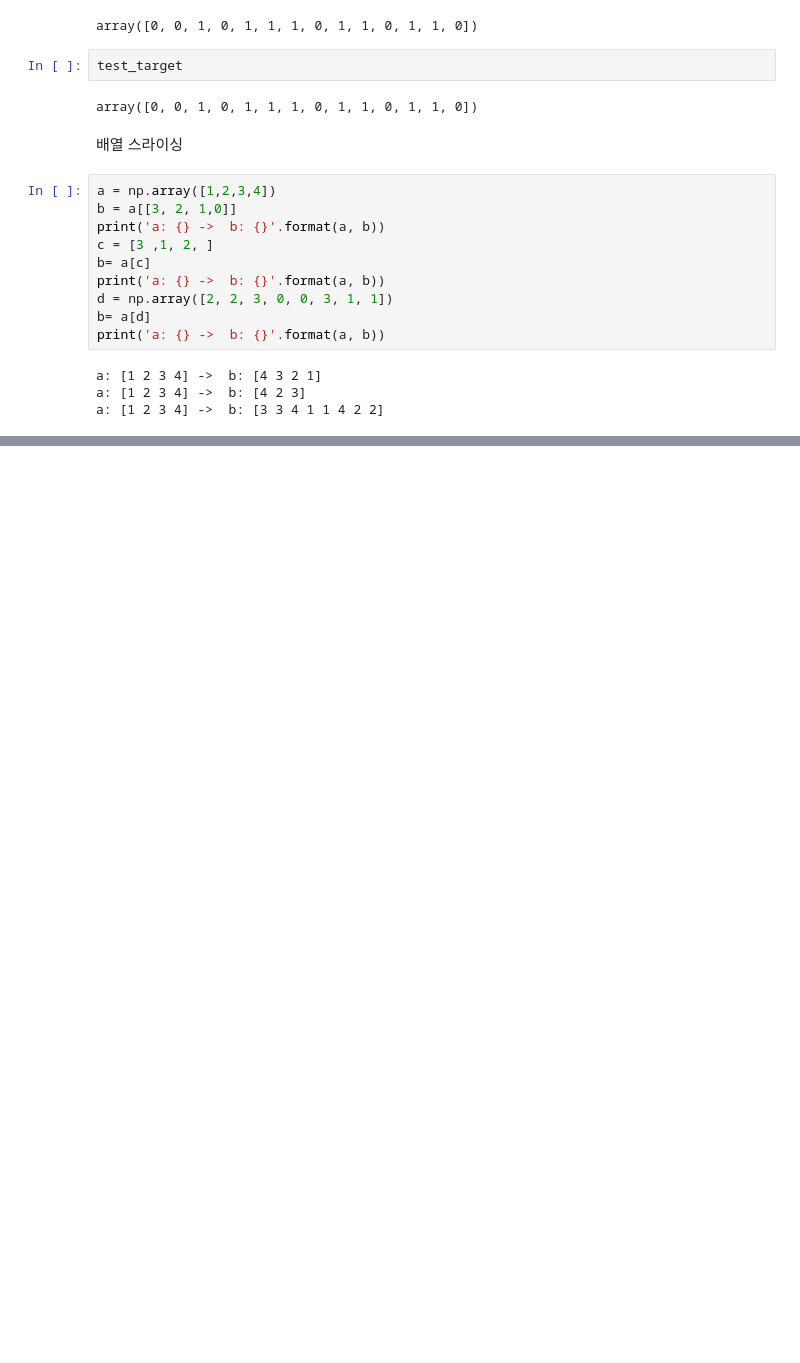
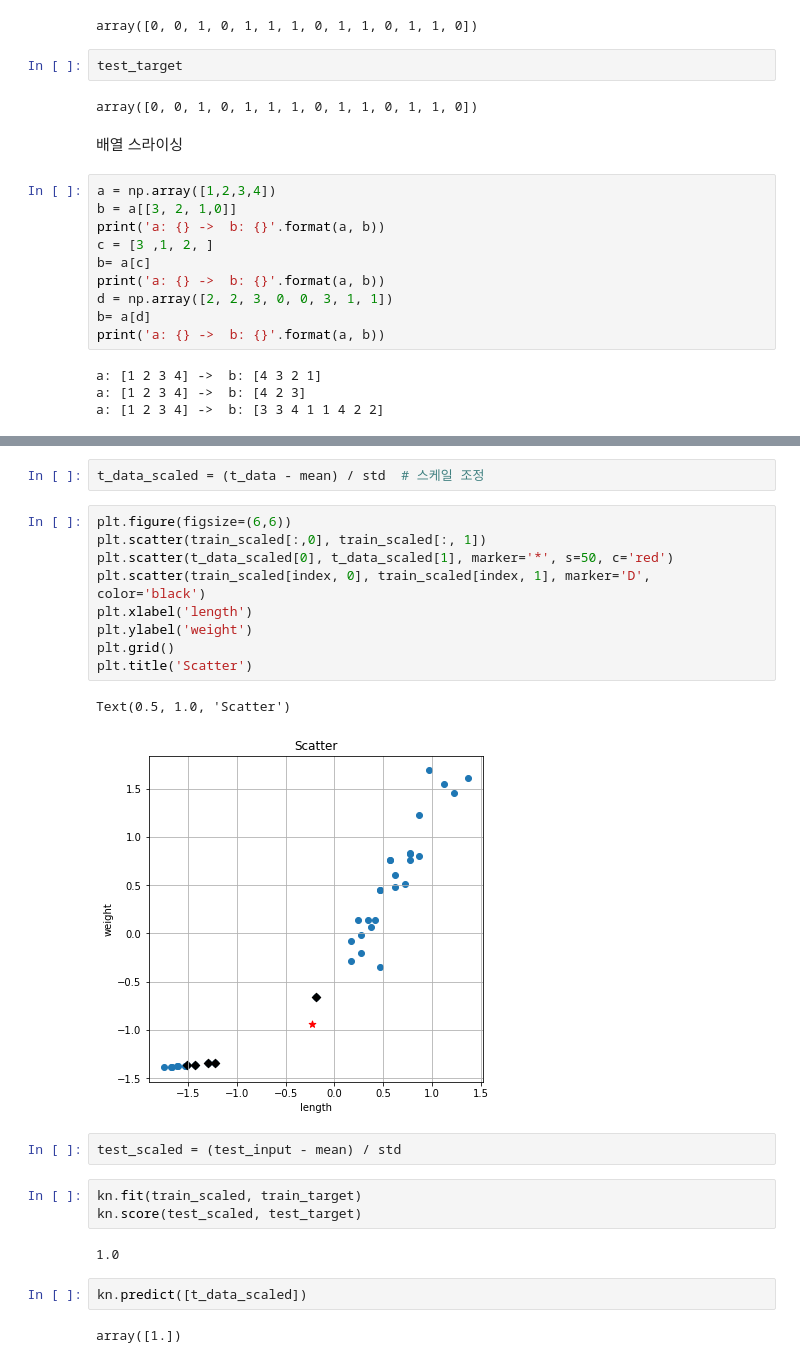
Before and after one commit to fasthill/ML-DL-study-alone, a Jupyter notebook: 2_1_훈련_데이터와_테스트_데이터.ipynb, the cells around one changed output, grey strips where cells are left out. Cells and saved outputs as stored; diff of their text form; blank space fills up the shorter version.

```diff
--- a/2_1_훈련_데이터와_테스트_데이터.ipynb
+++ b/2_1_훈련_데이터와_테스트_데이터.ipynb
@@ -157,0 +245,25 @@ a: [1 2 3 4] ->  b: [3 3 4 1 1 4 2 2]
+# %%
+t_data_scaled = (t_data - mean) / std  # 스케일 조정
+# %%
+plt.figure(figsize=(6,6))
+plt.scatter(train_scaled[:,0], train_scaled[:, 1])
+plt.scatter(t_data_scaled[0], t_data_scaled[1], marker='*', s=50, c='red')
+plt.scatter(train_scaled[index, 0], train_scaled[index, 1], marker='D', color='black')
+plt.xlabel('length')
+plt.ylabel('weight')
+plt.grid()
+plt.title('Scatter')
+# %% [output]
+Text(0.5, 1.0, 'Scatter')
+[figure, added]
+# %%
+test_scaled = (test_input - mean) / std
+# %%
+kn.fit(train_scaled, train_target)
+kn.score(test_scaled, test_target)
+# %% [output]
+1.0
+# %%
+kn.predict([t_data_scaled])
+# %% [output]
+array([1.])
```
Also changed, not shown: parts of 22 cells of this notebook.
